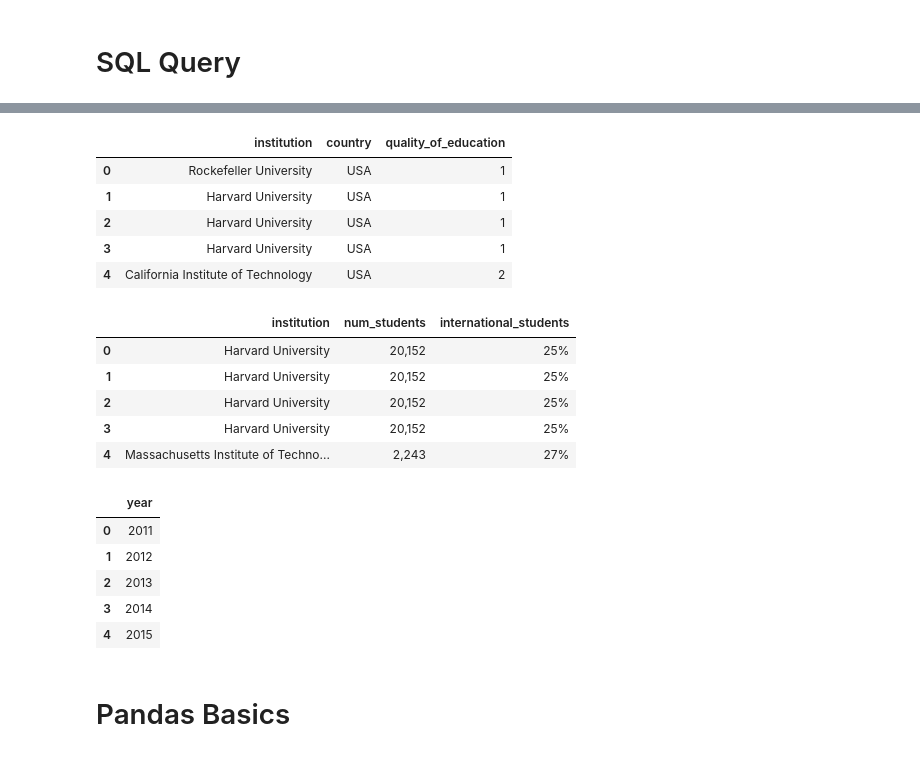
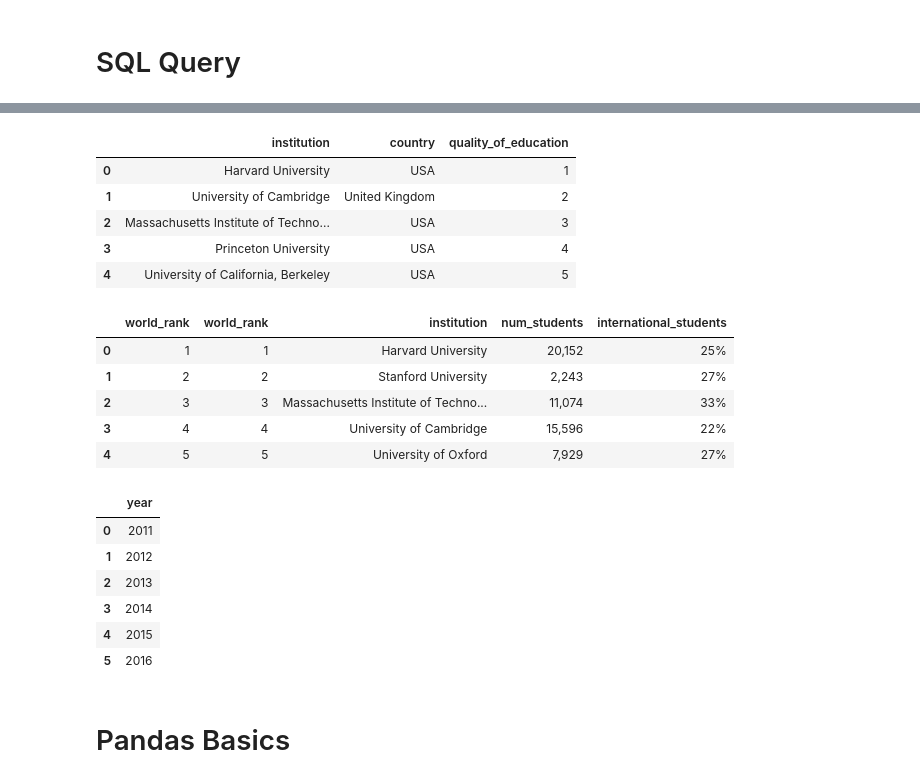
Before and after one commit to SmitaHtml/ProjectPython, a Jupyter notebook: WorldUniversityRankings.ipynb, the cells around one changed output, grey strips where cells are left out. Drawn from its saved outputs; the diff is of its cells as text; code cells hidden in the pictures.

```diff
--- a/WorldUniversityRankings.ipynb
+++ b/WorldUniversityRankings.ipynb
@@ -131,30 +131,31 @@ df_3
 # %%
-df_2 = pd.read_sql_query("SELECT institution,country,quality_of_education FROM uni ORDER BY quality_of_education ASC LIMIT 25", cn1)
+df_2 = pd.read_sql_query("SELECT institution,country,quality_of_education FROM uni where year = 2015 ORDER BY quality_of_education ASC LIMIT 25", cn1)
 
 df_2.head()
 # %% [output]
 |  | institution | country | quality_of_education |
-| 0 | Rockefeller University | USA | 1 |
-| 1 | Harvard University | USA | 1 |
-| 2 | Harvard University | USA | 1 |
-| 3 | Harvard University | USA | 1 |
-| 4 | California Institute of Technology | USA | 2 |
+| 0 | Harvard University | USA | 1 |
+| 1 | University of Cambridge | United Kingdom | 2 |
+| 2 | Massachusetts Institute of Techno... | USA | 3 |
+| 3 | Princeton University | USA | 4 |
+| 4 | University of California, Berkeley | USA | 5 |
 # %%
 # SQL JOIN
 join_df = pd.read_sql_query("""
-SELECT   institution,num_students,international_students
+SELECT uni.world_rank,time.world_rank, uni.institution, time.num_students, time.international_students
 FROM uni
 JOIN time
 ON uni.world_rank = time.world_rank
+and uni.year = 2015
 """, cn1)
 join_df.head()
 # %% [output]
-|  | institution | num_students | international_students |
-| 0 | Harvard University | 20,152 | 25% |
-| 1 | Harvard University | 20,152 | 25% |
-| 2 | Harvard University | 20,152 | 25% |
-| 3 | Harvard University | 20,152 | 25% |
-| 4 | Massachusetts Institute of Techno... | 2,243 | 27% |
+|  | world_rank | world_rank | institution | num_students | international_students |
+| 0 | 1 | 1 | Harvard University | 20,152 | 25% |
+| 1 | 2 | 2 | Stanford University | 2,243 | 27% |
+| 2 | 3 | 3 | Massachusetts Institute of Techno... | 11,074 | 33% |
+| 3 | 4 | 4 | University of Cambridge | 15,596 | 22% |
+| 4 | 5 | 5 | University of Oxford | 7,929 | 27% |
 # %%
 # SQL UNION
 year_union = pd.read_sql_query("""
@@ -163,7 +164,7 @@ UNION
 SELECT year FROM time
 ORDER BY year;
 """, cn1)
-year_union.head()
+year_union
 # %% [output]
 |  | year |
 | 0 | 2011 |
@@ -171,6 +172,7 @@ year_union.head()
 | 2 | 2013 |
 | 3 | 2014 |
 | 4 | 2015 |
+| 5 | 2016 |
 # %% [markdown]
 # Pandas Basics
 # %%
```
Also changed, not shown: parts of 3 cells of this notebook, 6 other files.
